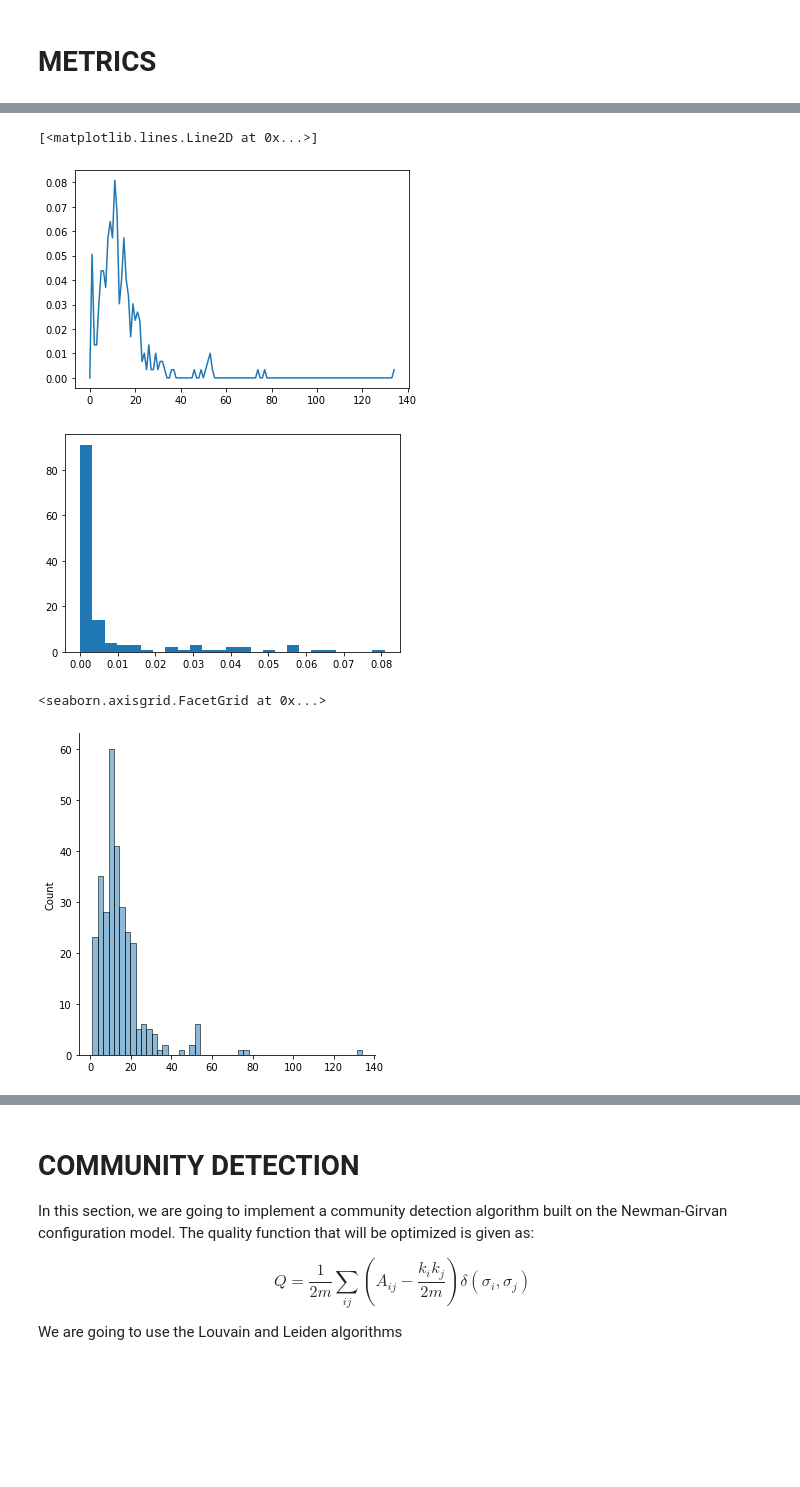
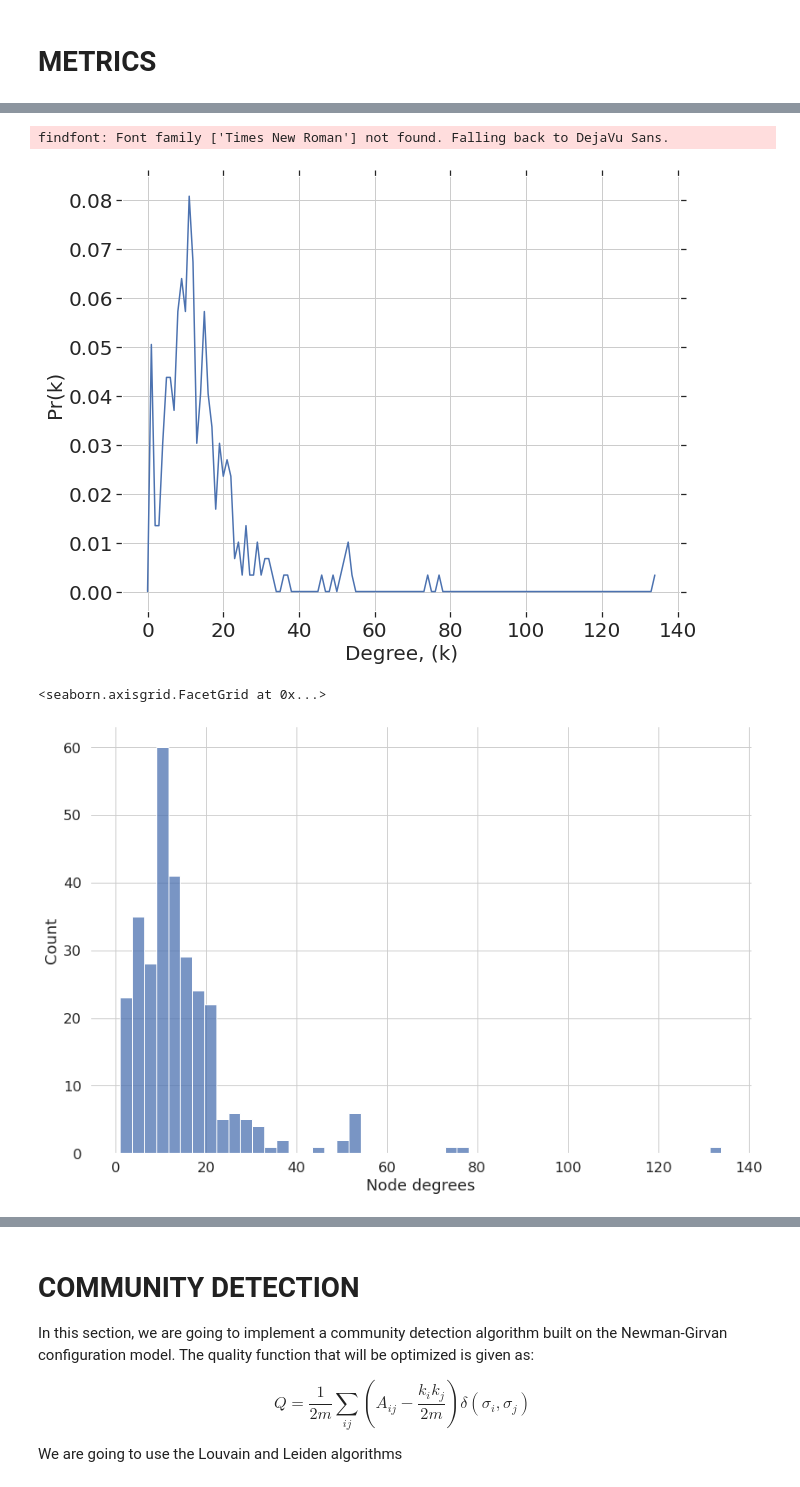
Before and after one commit to NwaObed/Network-Science, a Jupyter notebook: network_neuroscience.ipynb, the cells around one changed output, grey strips where cells are left out. Drawn from its saved outputs; the diff is of its cells as text; code cells hidden in the pictures; blank space fills up the shorter version.

```diff
--- a/network_neuroscience.ipynb
+++ b/network_neuroscience.ipynb
@@ -6,7 +6,7 @@ import seaborn as sns
 import numpy as np
 
 from matplotlib import pyplot as plt
-from matplotlib import colors
+from matplotlib import colors, cm
 from matplotlib.collections import LineCollection
 #from curved_edges import curved_edges
 
@@ -15,6 +15,10 @@ import community
 import leidenalg as lalg
 from fa2 import ForceAtlas2
 import bezier
+
+from netneurotools import plotting
+import bct
+
 
 #ForceAtlas2 instantiated
 forceatlas2 = ForceAtlas2(
@@ -38,4 +42,4 @@ forceatlas2 = ForceAtlas2(
                         # Log
                         verbose=True)
 
-plt.style.use('ggplot')
+# plt.style.use('ggplot')
@@ -125,7 +65,10 @@ ig.plot(iG)
 #clustering coefficients
 cc = nx.clustering(G, weight='weight')
 clust = pd.DataFrame(cc.values(), index = range(len(cc.items())), columns=['clustering coefficient'])
+sns.set(font_scale=1.5)
+sns.set_style({'axes.facecolor':'white', 'grid.color': '.8', 'font.family':'Times New Roman'})
 
-clust
-sns.displot(clust,legend=False)
+sns.displot(data=clust, x='clustering coefficient', edgecolor=None, height=8, aspect=1.5)
+
+plt.savefig('./Plots/clust.png')
 # %% [output]
@@ -134,44 +78,49 @@ sns.displot(clust,legend=False)
 # %%
 #Degrees
 
 def degree_distribution(G):
 
     deg = dict(G.degree())
     deg = list(deg.values())
     deg = np.array(deg)
 
     maxk = np.max(deg)
     k = np.arange(0,maxk+1) #array of the possible degrees
 
     pk = np.zeros(maxk+1) # degree distribution p(k)
     for i in deg:
         pk[i] = pk[i] + 1
     pk = pk/sum(pk) # the sum of the elements of P(k) must to be equal to one
 
     return k,pk
 
 k, pk = degree_distribution(G)
 
-# plt.yscale('log')
-# plt.xscale('log')
-plt.plot(k,pk)
+plt.figure(figsize=(10,8))
+plt.tick_params(top='off', bottom='off', left='off', right='off', labelleft='on')
+plt.plot(k, pk)
+plt.xlabel('Degree, (k)', fontsize='20')
+plt.ylabel('Pr(k)', fontsize='20')
+plt.xticks(fontsize = '20'); plt.yticks(fontsize = '20')
+plt.grid('on')
+plt.savefig('./Plots/dd.png',bbox_inches='tight')
+plt.show()
 # %% [output]
-[<matplotlib.lines.Line2D at 0x...>]
+findfont: Font family ['Times New Roman'] not found. Falling back to DejaVu Sans.
-[figure, old version]
+[figure, new version]
-# %%
-plt.hist(pk,bins=25)
-plt.show()
-# %% [output]
-[figure, removed]
 # %%
 # using sns
 deg = dict(G.degree)
 deg_df = pd.DataFrame(deg.values(),index = range(len(deg.items())), columns=['Node degrees'])
 
-sns.displot(deg_df,legend=False)
+# sns.displot(deg_df,legend=False)
+sns.set(font_scale=1.5)
+sns.set_style({'axes.facecolor':'white', 'grid.color': '.8', 'font.family':'Times New Roman'})
+
+sns.displot(data=deg_df, x='Node degrees', edgecolor=None, height=8, aspect=1.5)
 # %% [output]
 <seaborn.axisgrid.FacetGrid at 0x...>
-[figure, old version]
+[figure, new version]
 # %%
 #Adjacency Matrix
 cmap = plt.cm.Blues_r
```
Also changed, not shown: parts of 44 cells of this notebook, 22 other files.
